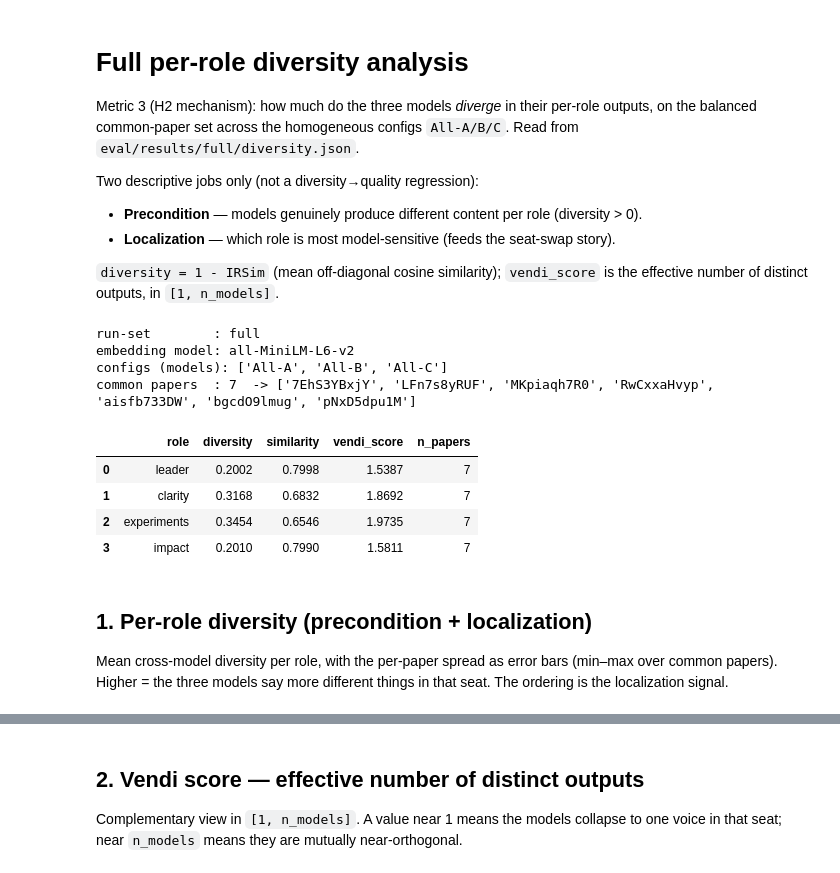
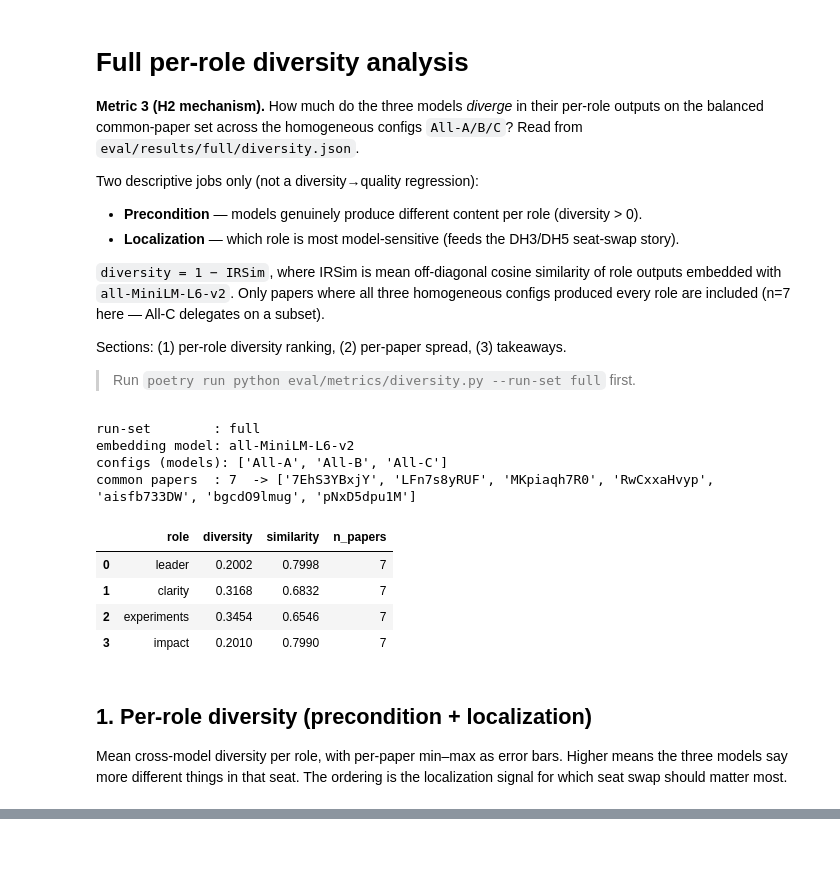
Before and after one commit to Akshat125/multi-agent-paper-review, a Jupyter notebook: eval/analysis/full_diversity.ipynb, the cells around one changed output, grey strips where cells are left out. Cells and saved outputs as stored; diff of their text form; code cells hidden in the pictures; blank space fills up the shorter version.

```diff
--- a/eval/analysis/full_diversity.ipynb
+++ b/eval/analysis/full_diversity.ipynb
@@ -1,16 +1,21 @@
 # %% [markdown]
 # Full per-role diversity analysis
 
-Metric 3 (H2 mechanism): how much do the three models *diverge* in their per-role
-outputs, on the balanced common-paper set across the homogeneous configs `All-A/B/C`.
+**Metric 3 (H2 mechanism).** How much do the three models *diverge* in their per-role
+outputs on the balanced common-paper set across the homogeneous configs `All-A/B/C`?
 Read from `eval/results/full/diversity.json`.
 
 Two descriptive jobs only (not a diversity→quality regression):
 - **Precondition** — models genuinely produce different content per role (diversity > 0).
-- **Localization** — which role is most model-sensitive (feeds the seat-swap story).
+- **Localization** — which role is most model-sensitive (feeds the DH3/DH5 seat-swap story).
 
-`diversity = 1 - IRSim` (mean off-diagonal cosine similarity); `vendi_score` is the
-effective number of distinct outputs, in `[1, n_models]`.
+`diversity = 1 − IRSim`, where IRSim is mean off-diagonal cosine similarity of
+role outputs embedded with `all-MiniLM-L6-v2`. Only papers where all three homogeneous
+configs produced every role are included (n=7 here — All-C delegates on a subset).
+
+Sections: (1) per-role diversity ranking, (2) per-paper spread, (3) takeaways.
+
+> Run `poetry run python eval/metrics/diversity.py --run-set full` first.
 # %%
 import json
 from pathlib import Path
@@ -173,47 +178,44 @@ def is_homogeneous(cfg: str) -> bool:
 
 
 RESULTS = RESULTS_DIR / "diversity.json"
 div = json.loads(RESULTS.read_text())
 
 per_role = div["per_role"]
 per_role_per_paper = div["per_role_per_paper"]
 homo_configs = div["homogeneous_configs"]
 papers = div["papers"]
-n_models = len(homo_configs)
-
 rows = []
 for r in ROLES:
     agg = per_role.get(r, {})
     rows.append({
         "role": r,
         "diversity": agg.get("diversity", np.nan),
         "similarity": agg.get("similarity", np.nan),
-        "vendi_score": agg.get("vendi_score", np.nan),
         "n_papers": agg.get("n_papers", 0),
     })
 df = pd.DataFrame(rows)
 
 print(f"run-set        : {RUN_SET}")
 print(f"embedding model: {div['embedding_model']}")
 print(f"configs (models): {homo_configs}")
 print(f"common papers  : {div['n_papers']}  -> {papers}")
 df.round(4)
 # %% [output]
 run-set        : full
 embedding model: all-MiniLM-L6-v2
 configs (models): ['All-A', 'All-B', 'All-C']
 common papers  : 7  -> ['7EhS3YBxjY', 'LFn7s8yRUF', 'MKpiaqh7R0', 'RwCxxaHvyp', 'aisfb733DW', 'bgcdO9lmug', 'pNxD5dpu1M']
-|  | role | diversity | similarity | vendi_score | n_papers |
-| 0 | leader | 0.2002 | 0.7998 | 1.5387 | 7 |
-| 1 | clarity | 0.3168 | 0.6832 | 1.8692 | 7 |
-| 2 | experiments | 0.3454 | 0.6546 | 1.9735 | 7 |
-| 3 | impact | 0.2010 | 0.7990 | 1.5811 | 7 |
+|  | role | diversity | similarity | n_papers |
+| 0 | leader | 0.2002 | 0.7998 | 7 |
+| 1 | clarity | 0.3168 | 0.6832 | 7 |
+| 2 | experiments | 0.3454 | 0.6546 | 7 |
+| 3 | impact | 0.2010 | 0.7990 | 7 |
 # %% [markdown]
 ## 1. Per-role diversity (precondition + localization)
 
-Mean cross-model diversity per role, with the per-paper spread as error bars (min–max
-over common papers). Higher = the three models say more different things in that seat.
-The ordering is the localization signal.
+Mean cross-model diversity per role, with per-paper min–max as error bars. Higher means
+the three models say more different things in that seat. The ordering is the localization
+signal for which seat swap should matter most.
 # %%
 def per_paper_vals(role, field="diversity"):
     return [v[field] for v in per_role_per_paper.get(role, {}).values()]
@@ -247,8 +252,3 @@ save_fig(fig, FIG_DIR / "diversity_by_role.png", bottom=MARGIN_NO_LEGEND)
 plt.show()
 # %% [output]
 [drawing not drawn]
-# %% [markdown]
-## 2. Vendi score — effective number of distinct outputs
-
-Complementary view in `[1, n_models]`. A value near 1 means the models collapse to one
-voice in that seat; near `n_models` means they are mutually near-orthogonal.
```
Also changed, not shown: parts of 5 cells of this notebook, 23 other files.
